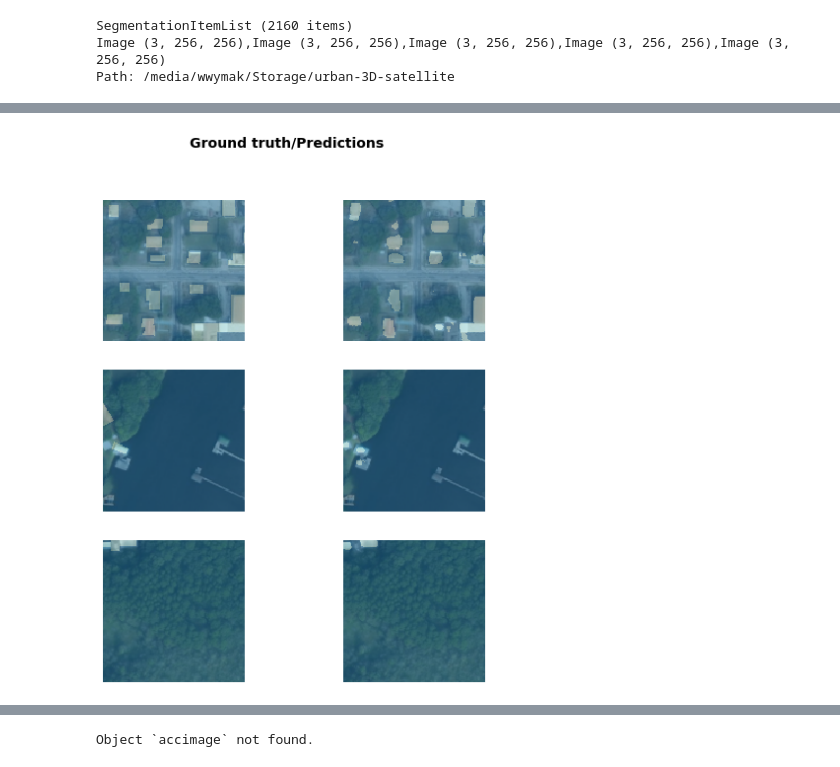
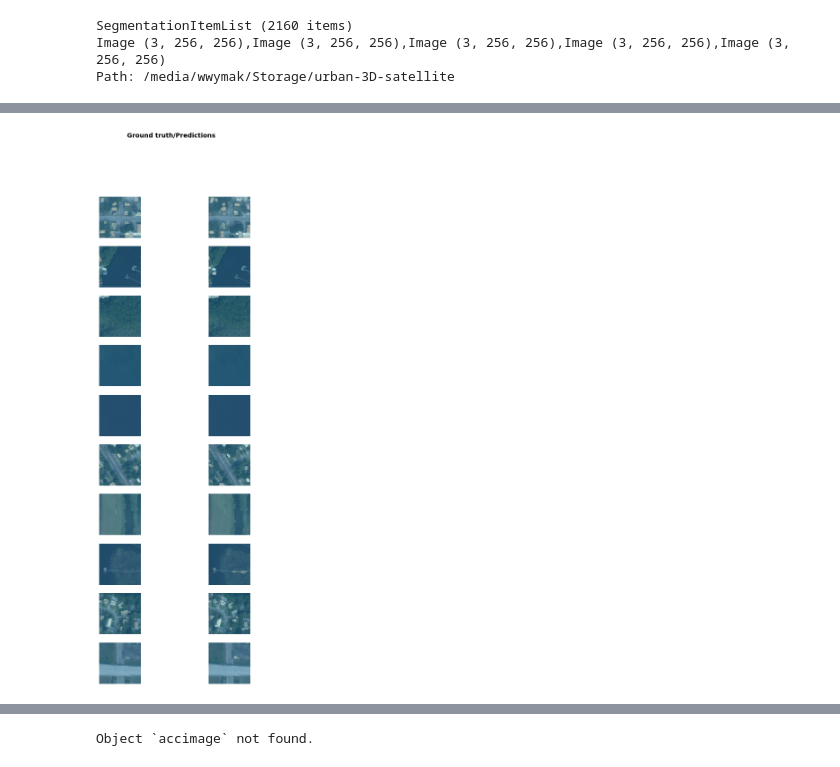
Before and after one commit to wwymak/spacenet-buildings, a Jupyter notebook: urban_3d.ipynb, the cells around one changed output, grey strips where cells are left out. Cells and saved outputs as stored; diff of their text form; code cells hidden in the pictures.

```diff
--- a/urban_3d.ipynb
+++ b/urban_3d.ipynb
@@ -174,2 +179,8 @@ array(['JAX_Tile_084', 'TAM_Tile_119', 'JAX_Tile_023', 'JAX_Tile_083'], dtype='<
 # %%
 training_ids = list(set(img_ids) - set(validation_ids))
+# %%
+with open(data_dir / "train_img_ids.txt", "w") as f:
+    f.write("\n".join(map(str, training_ids)))
+
+with open(data_dir / "val_img_ids.txt", "w") as f:
+    f.write("\n".join(map(str, validation_ids)))
@@ -257,9 +275,16 @@ SegmentationItemList (2610 items)
 Image (3, 256, 256),Image (3, 256, 256),Image (3, 256, 256),Image (3, 256, 256),Image (3, 256, 256)
 Path: /media/wwymak/Storage/urban-3D-satellite
 # %%
-size=128
+size = 128
 bs=32
-data = (src.transform(get_transforms(), size=size, tfm_y=True)
+data = (src.transform(get_transforms(do_flip=True,
+             flip_vert=True,
+             max_rotate=180,
+             max_zoom=1.2,
+             max_lighting=0.5,
+             max_warp=0.2,
+             p_affine=0.75,
+             p_lighting=0.75), size=size, tfm_y=True)
         .databunch(bs=bs)
         .normalize(imagenet_stats))
 # %%
@@ -305,14 +350,15 @@ def accuracy_pixel(input, target):
 
 def accuracy_jaccard(input, target):
     input=input.argmax(dim=1).float()
-    target = target.squeeze(1)
+    target = target.squeeze(1).float()
     jaccard_target = (target == 1).float()
-    print(input.shape, jaccard_target.shape, input.dtype, jaccard_target.dtype)
-    intersection = (input * jaccard_target).sum()
-    union = input.sum() + jaccard_target.sum()
+    intersection = (input * target).sum()
+    union = input.sum() + target.sum()
+
+    return intersection/union
 # %%
 wd =1e-2
-metrics = [accuracy_pixel]
+metrics = [accuracy_pixel, accuracy_jaccard]
 learn = unet_learner(data, models.resnet34, metrics=metrics, wd=wd)
 # learn = unet_learner(data, models.resnet34, metrics=metrics, wd=wd, loss_func=LossBinary(0.2))
 # %%
@@ -351,7 +410,7 @@ learn.fit_one_cycle(10, slice(lr), pct_start=0.9)
 # %%
-learn.show_results(rows=3, figsize=(8,9))
+learn.show_results(rows=10, figsize=(8,20))
 # %% [output]
-[figure, old version]
+[figure, new version]
 # %%
 learn.save('stage1')
 # %%
```
Also changed, not shown: parts of 41 cells of this notebook, 1 other file.
